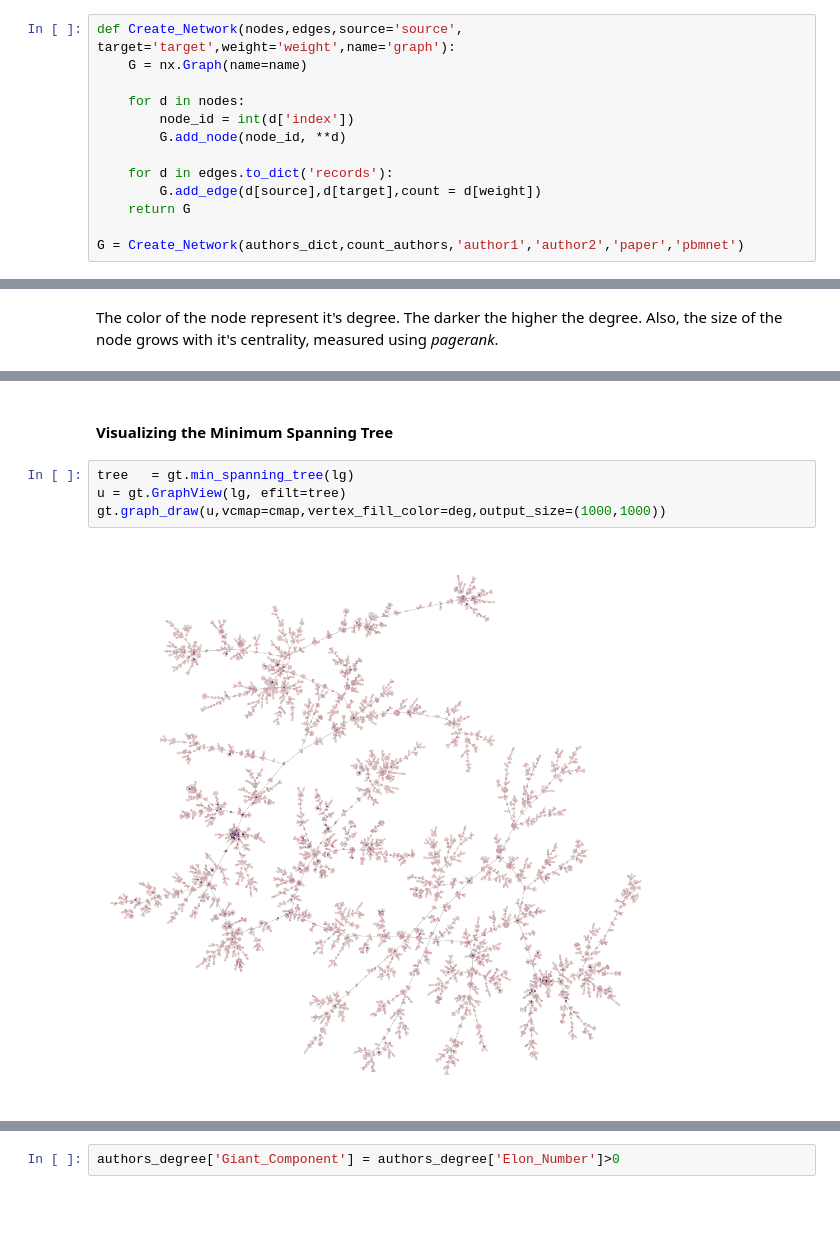
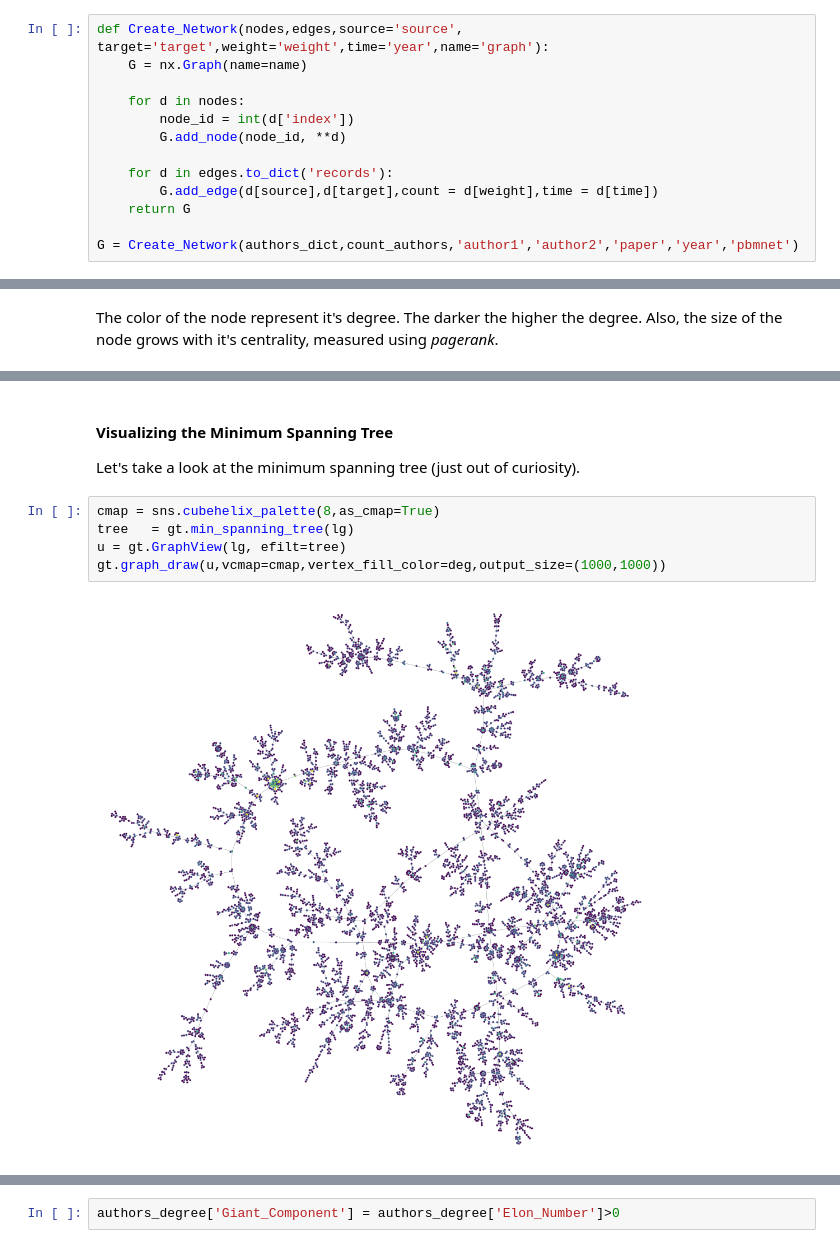
Before and after one commit to davibarreira/PBMNet, a Jupyter notebook: Create_Network.ipynb, the cells around one changed output, grey strips where cells are left out. Cells and saved outputs as stored; diff of their text form; blank space fills up the shorter version.

```diff
--- a/Create_Network.ipynb
+++ b/Create_Network.ipynb
@@ -224,7 +226,7 @@ authors_dict = authors[['index','NOME-COMPLETO','NOME-INSTITUICAO','UF-INSTITUIC
 # %% [markdown]
 Finally, let's populate our graph with the list of edges and nodes we just created.
 # %%
-def Create_Network(nodes,edges,source='source', target='target',weight='weight',name='graph'):
+def Create_Network(nodes,edges,source='source', target='target',weight='weight',time='year',name='graph'):
     G = nx.Graph(name=name)
 
     for d in nodes:
@@ -232,10 +234,10 @@ def Create_Network(nodes,edges,source='source', target='target',weight='weight',
         G.add_node(node_id, **d)
 
     for d in edges.to_dict('records'):
-        G.add_edge(d[source],d[target],count = d[weight])
+        G.add_edge(d[source],d[target],count = d[weight],time = d[time])
     return G
 
-G = Create_Network(authors_dict,count_authors,'author1','author2','paper','pbmnet')
+G = Create_Network(authors_dict,count_authors,'author1','author2','paper','year','pbmnet')
 # %% [markdown]
 Network created successfuly!
 # %% [markdown]
@@ -610,8 +615,10 @@ pos = gt.graph_draw(lg,vertex_fill_color=deg,vertex_size=gt.prop_to_size(pr, mi=
 # %% [markdown]
 #### Visualizing the Minimum Spanning Tree
+Let's take a look at the minimum spanning tree (just out of curiosity).
 # %%
+cmap = sns.cubehelix_palette(8,as_cmap=True)
 tree   = gt.min_spanning_tree(lg)
 u = gt.GraphView(lg, efilt=tree)
 gt.graph_draw(u,vcmap=cmap,vertex_fill_color=deg,output_size=(1000,1000))
 # %% [output]
-[figure, old version]
+[figure, new version]
```
Also changed, not shown: parts of 14 cells of this notebook.
